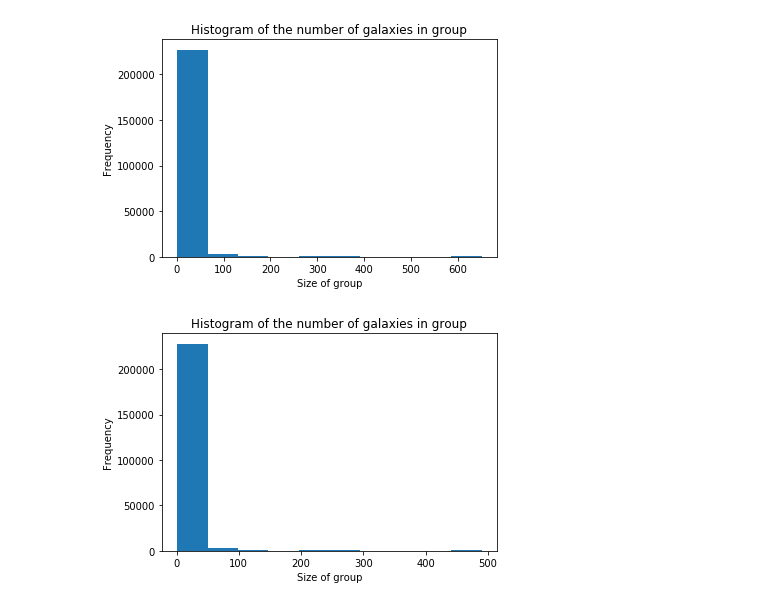
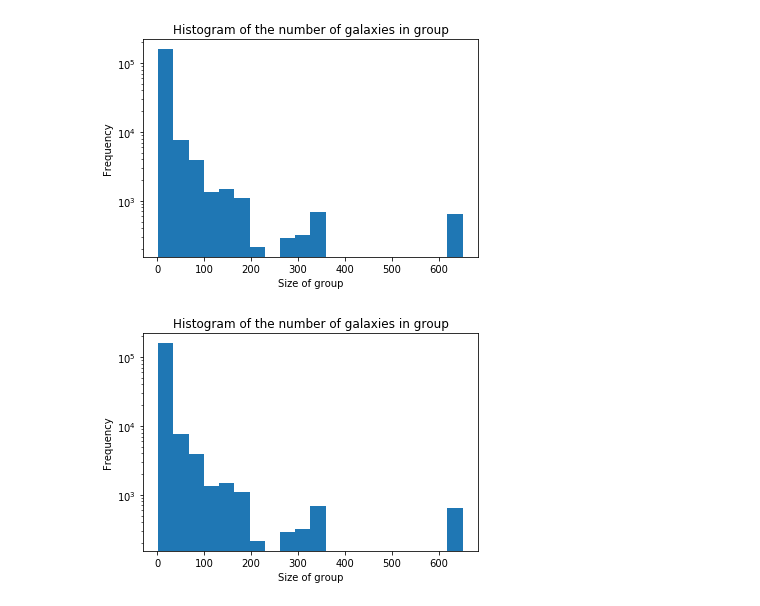
Before and after one commit to tplews98/MPhys_Project, a Jupyter notebook: MT_Week2_Groups.ipynb, the cells around one changed output. Cells and saved outputs as stored; diff of their text form; code cells hidden in the pictures.

Commit message:
GZ2 data with groups

```diff
--- a/MT_Week2_Groups.ipynb
+++ b/MT_Week2_Groups.ipynb
@@ -2,14 +19,12 @@
 # from astropy.table import Table
 from astropy.table import Table
 from astropy.io import fits
-import matplotlib.pyplot as plt
 import pandas as pd
 import numpy as np
 
-%matplotlib inline
-
-# Import gz2 data as a table
-filename = "Data\GZ2_main_with _group_data.fits" # Table 5 with SDSS metadata (redshift, photometry)
+# Import .fits data as a table
+# filename = "Data\Group Data (Yang)\galaxy_group_data.fits" # All galaxies in group data set
+filename = "Data\GZ2_main_with_group_data_half_arcsec.fits" # GZ2 galaxies that have been matched to group data set
 
 with fits.open(filename) as data:
     group_data = Table(data[1].data)
@@ -31,6 +46,6 @@ Table length=5
 # %%
 group_data_pandas = group_data.to_pandas()
-group_data_pandas["group size 2"] = group_data_pandas.groupby("group id")["group id"].transform("size")
+group_data_pandas["group_size"] = group_data_pandas.groupby("group id_1")["group id_1"].transform("size")
 
 group_data = Table.from_pandas(group_data_pandas)
 group_data[0:5]
@@ -46,15 +61,17 @@ Table length=5
 # %%
-plt.hist(group_data["group size"])
+plt.hist(group_data[group_data["group_size"] > 1]["group_size"], bins=20)
+plt.yscale("log")
 plt.xlabel("Size of group")
 plt.ylabel("Frequency")
 plt.title("Histogram of the number of galaxies in group")
 plt.show()
 
-plt.hist(group_data["group size 2"])
+plt.hist(group_data[group_data["GroupSize_topcat"] > 0]["GroupSize_topcat"], bins=20)
+plt.yscale("log")
 plt.xlabel("Size of group")
 plt.ylabel("Frequency")
 plt.title("Histogram of the number of galaxies in group")
 plt.show()
 # %% [output]
-[figure, old version]
+[figure, new version]
-[figure, old version]
+[figure, new version]
```
Also changed, not shown: parts of 16 cells of this notebook.
